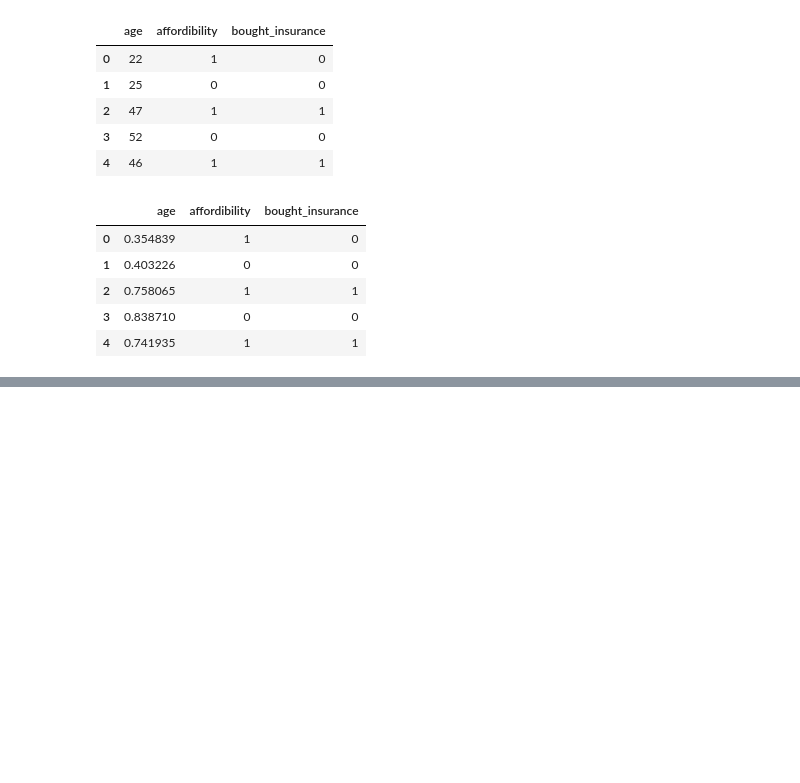
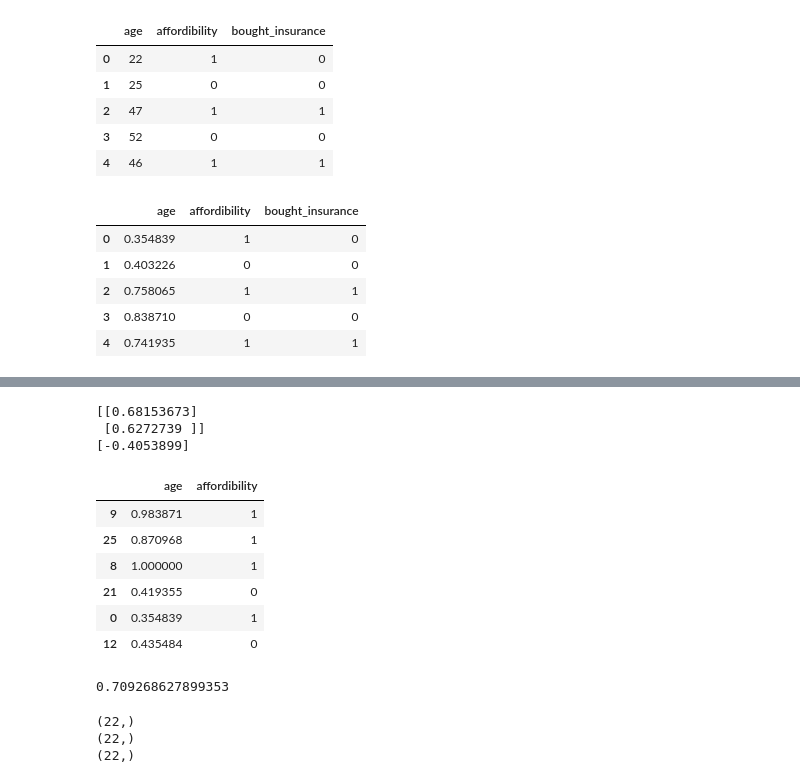
Before and after one commit to nickmirunsw/py-learning, a Jupyter notebook: tensorflow/tfnm.ipynb, the cells around one changed output, grey strips where cells are left out. Cells and saved outputs as stored; diff of their text form; code cells hidden in the pictures; blank space fills up the shorter version.

```diff
--- a/tensorflow/tfnm.ipynb
+++ b/tensorflow/tfnm.ipynb
@@ -404,3 +405,11 @@ df.head()
 | 2 | 0.758065 | 1 | 1 |
 | 3 | 0.838710 | 0 | 0 |
 | 4 | 0.741935 | 1 | 1 |
+# %%
+from sklearn.model_selection import train_test_split
+
+# Splitting dataset into 80% train, 20% test
+X_train, X_test, y_train, y_test = train_test_split(df[['age', 'affordibility']], df.bought_insurance, test_size=0.2, random_state=42)
+
+print("Training set size:", len(X_train))
+print("Testing set size:", len(X_test))
@@ -406,0 +491,8 @@ df.head()
+# %%
+coef, intercept = model.get_weights()
+print(coef)
+print(intercept)
+# %% [output]
+[[0.68153673]
+ [0.6272739 ]]
+[-0.4053899]
@@ -406,0 +503,14 @@ df.head()
+# %%
+X_test
+# %% [output]
+|  | age | affordibility |
+| 9 | 0.983871 | 1 |
+| 25 | 0.870968 | 1 |
+| 8 | 1.000000 | 1 |
+| 21 | 0.419355 | 0 |
+| 0 | 0.354839 | 1 |
+| 12 | 0.435484 | 0 |
+# %%
+prediction_function(0.983, 1)
+# %% [output]
+0.709268627899353
@@ -406,0 +545,8 @@ df.head()
+# %%
+print(X_train['age'].shape)
+print(X_train['affordibility'].shape)
+print(y_train.shape)
+# %% [output]
+(22,)
+(22,)
+(22,)
```
Also changed, not shown: parts of 18 cells of this notebook.
